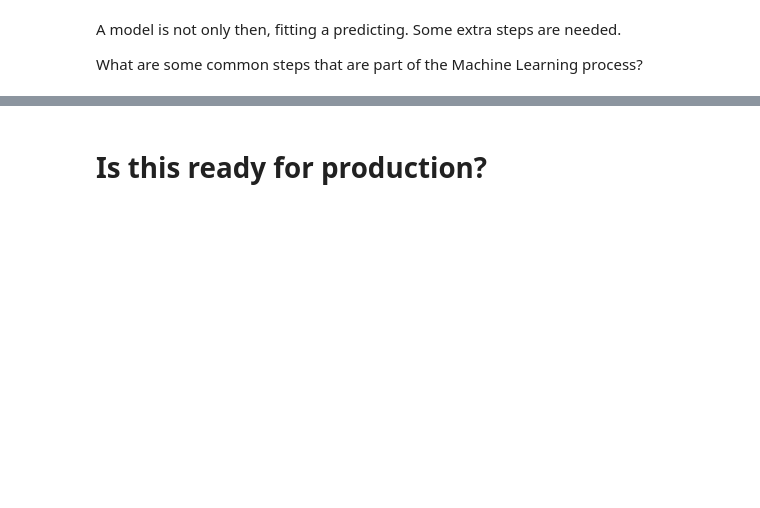
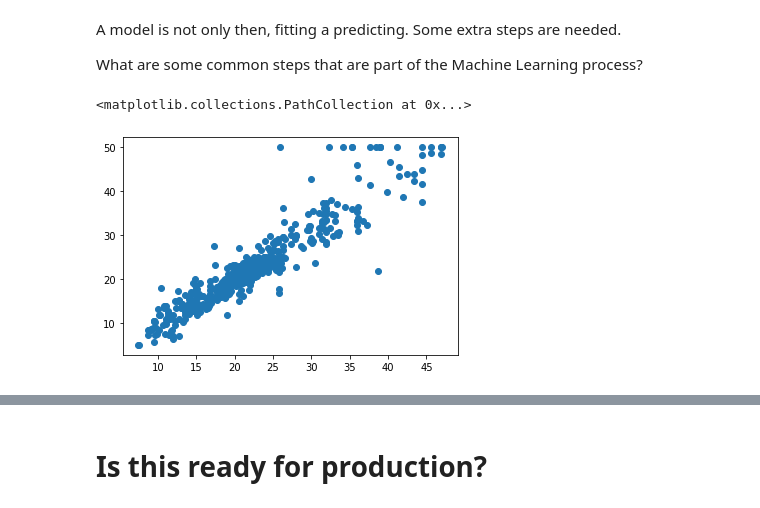
Before and after one commit to Hertie-School-Machine-Learning-F2022/Class_Lab_02, a Jupyter notebook: Class_Lab_02_GRAD_C24_fall_2022.ipynb, the cells around one changed output, grey strips where cells are left out. Drawn from its saved outputs; the diff is of its cells as text; code cells hidden in the pictures; blank space fills up the shorter version.

```diff
--- a/Class_Lab_02_GRAD_C24_fall_2022.ipynb
+++ b/Class_Lab_02_GRAD_C24_fall_2022.ipynb
@@ -130,13 +228,20 @@ What are some common steps that are part of the Machine Learning process?
 # %%
 #Previously we did this
-
+mod = KNeighborsRegressor().fit(X, y)
 
 #now with a pipeline it looks like this
+pipe = Pipeline([('scaler', StandardScaler()),     # We can add each step
+                 ('model', KNeighborsRegressor()) # Second step
+                 ])
 # %%
 # We can also apply .fit and .predict to pipelines. Making our job much easier
 # and
-
+pred = pipe.fit(X, y).predict(X)
 
 # Is this smoother?
+plt.scatter(pred, y)
+# %% [output]
+<matplotlib.collections.PathCollection at 0x...>
+[figure, added]
 # %%
 # Let's adjust one of the setting, and see what happens
```
Also changed, not shown: parts of 27 cells of this notebook.
